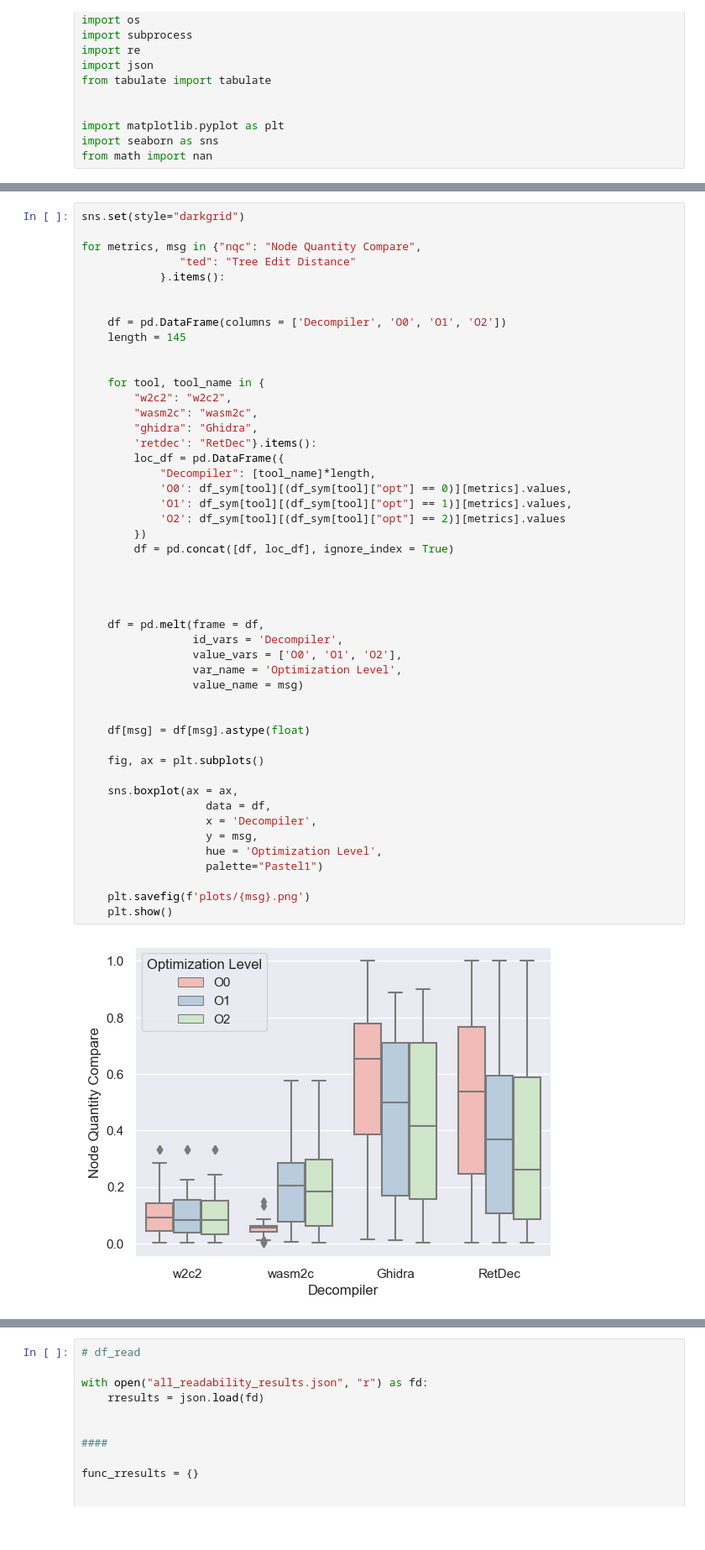
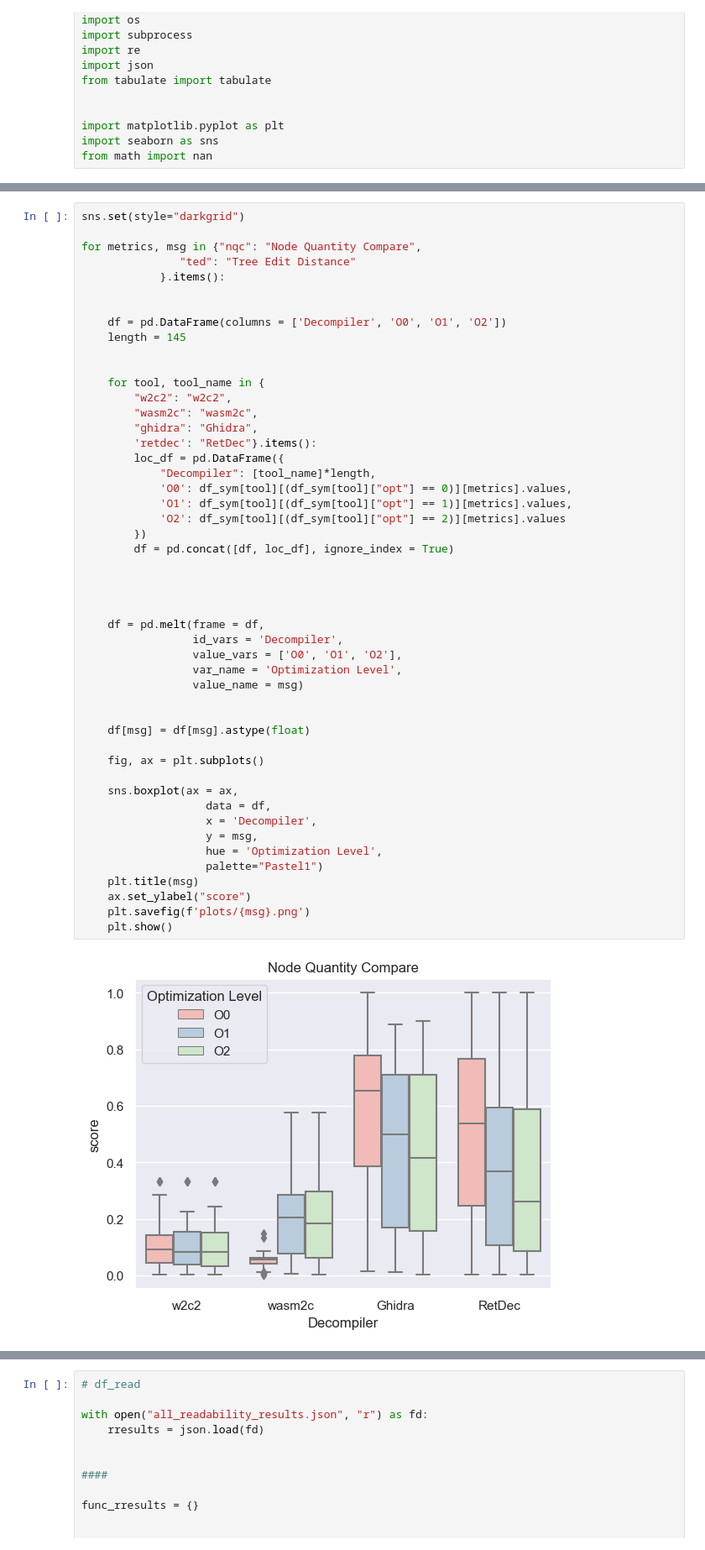
Before and after one commit to spencerwuwu/WASM-decomp_eval, a Jupyter notebook: g_charts.ipynb, the cells around one changed output, grey strips where cells are left out. Shown at 84% size. Drawn from its saved outputs; the diff is of its cells as text; blank space fills up the shorter version.

Commit message:
Update plots titles

```diff
--- a/g_charts.ipynb
+++ b/g_charts.ipynb
@@ -118,32 +118,33 @@ for metrics, msg in {"nqc": "Node Quantity Compare",
             "Decompiler": [tool_name]*length,
             'O0': df_sym[tool][(df_sym[tool]["opt"] == 0)][metrics].values,
             'O1': df_sym[tool][(df_sym[tool]["opt"] == 1)][metrics].values,
             'O2': df_sym[tool][(df_sym[tool]["opt"] == 2)][metrics].values
         })
         df = pd.concat([df, loc_df], ignore_index = True)
 
 
 
 
     df = pd.melt(frame = df,
                  id_vars = 'Decompiler',
                  value_vars = ['O0', 'O1', 'O2'],
                  var_name = 'Optimization Level',
                  value_name = msg)
 
 
     df[msg] = df[msg].astype(float)
 
     fig, ax = plt.subplots()
 
     sns.boxplot(ax = ax,
                    data = df,
                    x = 'Decompiler',
                    y = msg,
                    hue = 'Optimization Level',
                    palette="Pastel1")
-
+    plt.title(msg)
+    ax.set_ylabel("score")
     plt.savefig(f'plots/{msg}.png')
     plt.show()
 # %% [output]
-[figure, old version]
+[figure, new version]
```
Also changed, not shown: parts of 2 cells of this notebook, 6 other files.
